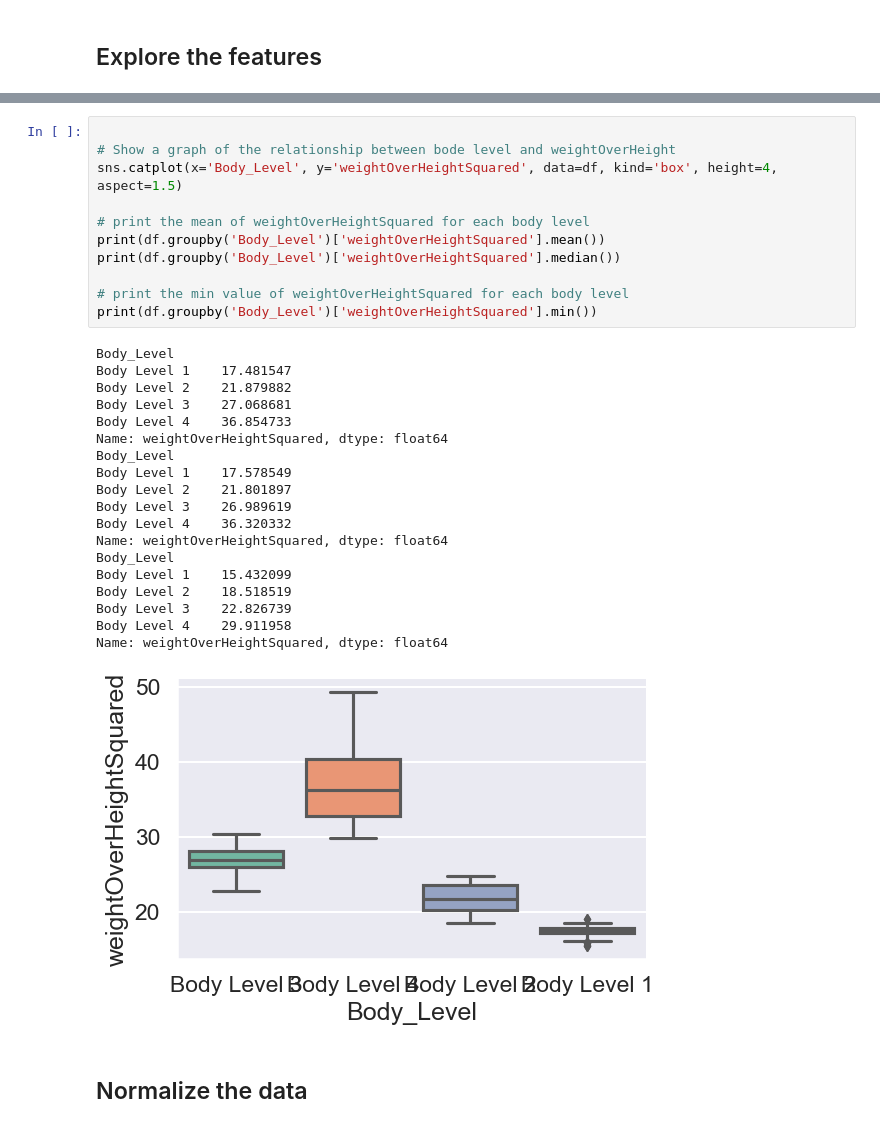
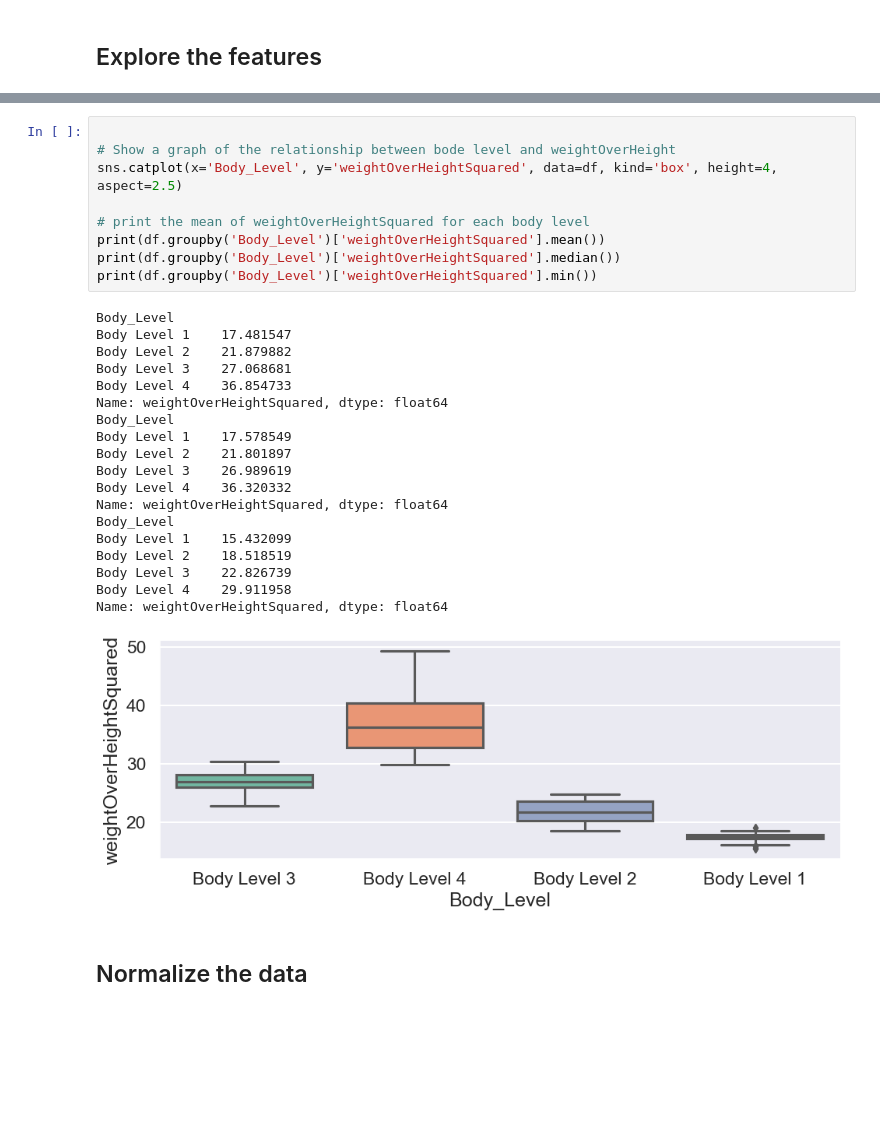
Before and after one commit to yahia3200/Body-Level-Classification, a Jupyter notebook: models/equation.ipynb, the cells around one changed output, grey strips where cells are left out. Drawn from its saved outputs; the diff is of its cells as text; blank space fills up the shorter version.

```diff
--- a/models/equation.ipynb
+++ b/models/equation.ipynb
@@ -32,34 +43,32 @@ plt.show()
 # %%
 
 # Show a graph of the relationship between bode level and weightOverHeight
-sns.catplot(x='Body_Level', y='weightOverHeightSquared', data=df, kind='box', height=4, aspect=1.5)
+sns.catplot(x='Body_Level', y='weightOverHeightSquared', data=df, kind='box', height=4, aspect=2.5)
 
 # print the mean of weightOverHeightSquared for each body level
 print(df.groupby('Body_Level')['weightOverHeightSquared'].mean())
 print(df.groupby('Body_Level')['weightOverHeightSquared'].median())
-
-# print the min value of weightOverHeightSquared for each body level
 print(df.groupby('Body_Level')['weightOverHeightSquared'].min())
 # %% [output]
 Body_Level
 Body Level 1    17.481547
 Body Level 2    21.879882
 Body Level 3    27.068681
 Body Level 4    36.854733
 Name: weightOverHeightSquared, dtype: float64
 Body_Level
 Body Level 1    17.578549
 Body Level 2    21.801897
 Body Level 3    26.989619
 Body Level 4    36.320332
 Name: weightOverHeightSquared, dtype: float64
 Body_Level
 Body Level 1    15.432099
 Body Level 2    18.518519
 Body Level 3    22.826739
 Body Level 4    29.911958
 Name: weightOverHeightSquared, dtype: float64
-[figure, old version]
+[figure, new version]
 # %% [markdown]
 ## Normalize the data
 # %%
```
Also changed, not shown: parts of 4 cells of this notebook, 1 other file.
